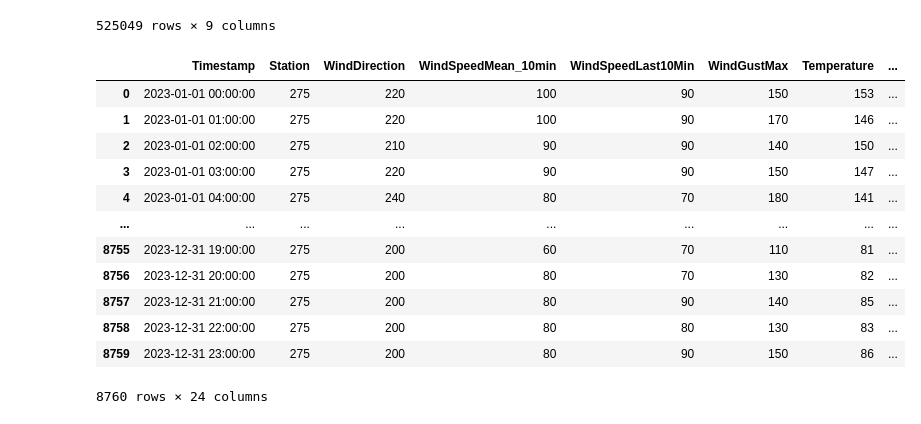
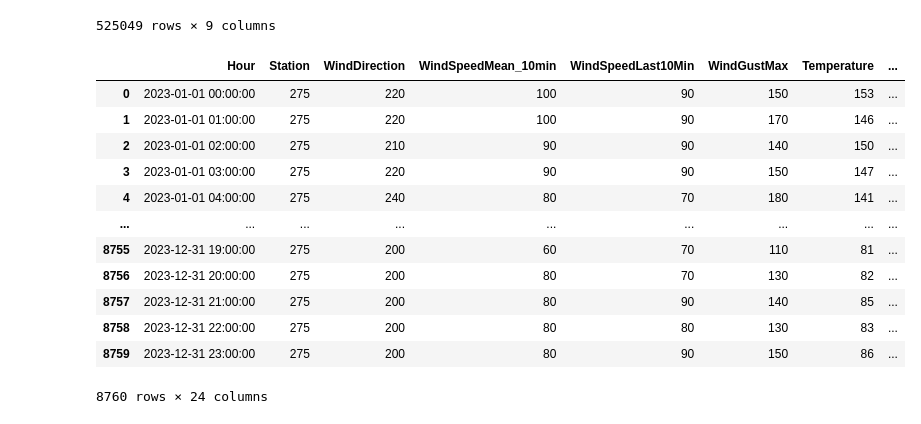
Before and after one commit to georgyHZ/DuskpetalHoppers, a Jupyter notebook: Iteration1.ipynb, the cells around one changed output. Cells and saved outputs as stored; diff of their text form; code cells hidden in the pictures.

```diff
--- a/Iteration1.ipynb
+++ b/Iteration1.ipynb
@@ -162,9 +164,11 @@ combines_oxygen
 525049 rows × 9 columns
 # %%
 weather = pd.read_csv('weather.csv')
+weather = weather.rename(columns={'Timestamp': 'Hour'})
+weather['Hour'] = pd.to_datetime(weather['Hour'])
 weather
 # %% [output]
-|  | Timestamp | Station | WindDirection | WindSpeedMean_10min | WindSpeedLast10Min | WindGustMax | Temperature | ... |
+|  | Hour | Station | WindDirection | WindSpeedMean_10min | WindSpeedLast10Min | WindGustMax | Temperature | ... |
 | 0 | 2023-01-01 00:00:00 | 275 | 220 | 100 | 90 | 150 | 153 | ... |
 | 1 | 2023-01-01 01:00:00 | 275 | 220 | 100 | 90 | 170 | 146 | ... |
 | 2 | 2023-01-01 02:00:00 | 275 | 210 | 90 | 90 | 140 | 150 | ... |
```
Also changed, not shown: parts of 11 cells of this notebook, 1 other file.
